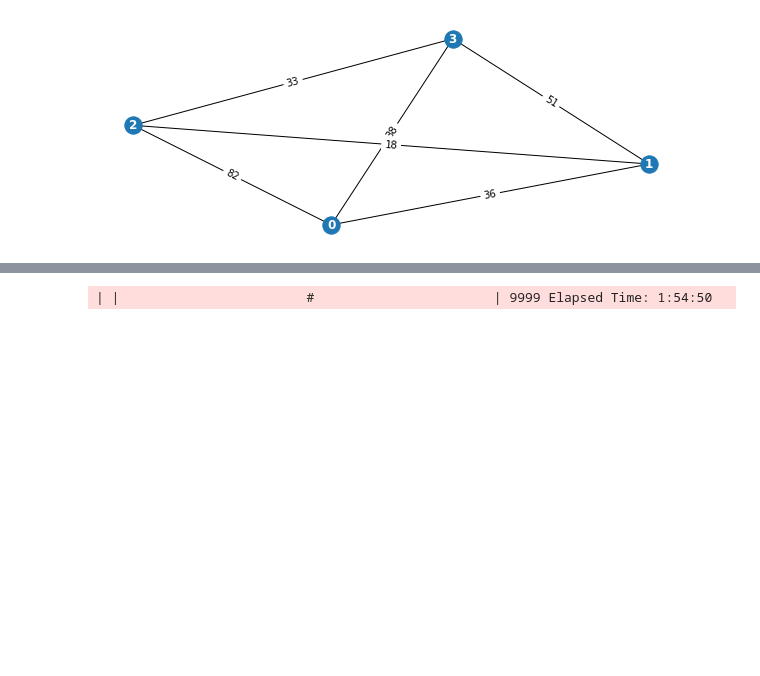
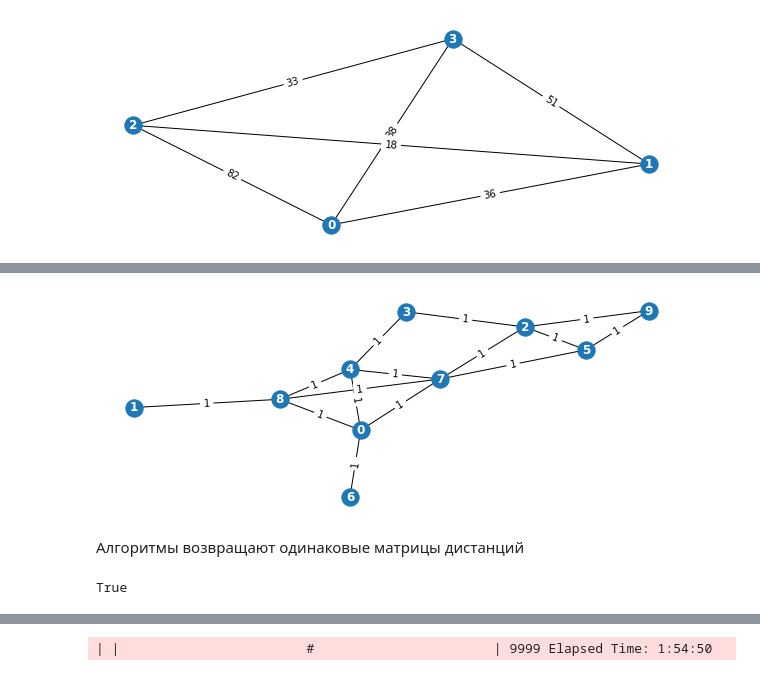
Before and after one commit to VirtualRoyalty/ShortestPathProblem, a Jupyter notebook: main.ipynb, the cells around one changed output, grey strips where cells are left out. Cells and saved outputs as stored; diff of their text form; code cells hidden in the pictures; blank space fills up the shorter version.

```diff
--- a/main.ipynb
+++ b/main.ipynb
@@ -70,0 +67,35 @@ johnsons_shortest_paths
+# %%
+import numpy as np
+
+# result of floyd alg (floyd_dist) to np.array
+# for comparing with result of seidel algorithm
+def dist_to_array(dist):
+    N = len(dist)
+    shortest_path_array = np.zeros((N, N))
+    for i in range(N):
+        for j in range(N):
+            shortest_path_array[i][j] = dist[i][j]
+    return shortest_path_array
+
+# create graph
+generator = gg.GraphGenerator(max_nodes=10, max_edges=16)
+G = generator.generate_weighted_graph(w_range=(1,1), verbose = False)
+A = np.array(nx.to_numpy_array(G))
+generator.draw_grapgh()
+
+# initialize classes
+seidel = ssp.SeidelSP()
+floyd_algorithm = fsp.FloydSP(G)
+
+pred, floyd_dist = floyd_algorithm.floyd_predecessor_and_distance()
+floyd_shortest_paths = floyd_algorithm.get_path_from_predcessor(pred)
+
+seidel_dist_matrix = seidel.get_distance_matrix(A)
+# %% [output]
+[figure, added]
+# %% [markdown]
+Алгоритмы возвращают одинаковые матрицы дистанций
+# %%
+np.array_equal(seidel_dist_matrix, dist_to_array(floyd_dist))
+# %% [output]
+True
```
Also changed, not shown: parts of 12 cells of this notebook, 1 other file.
